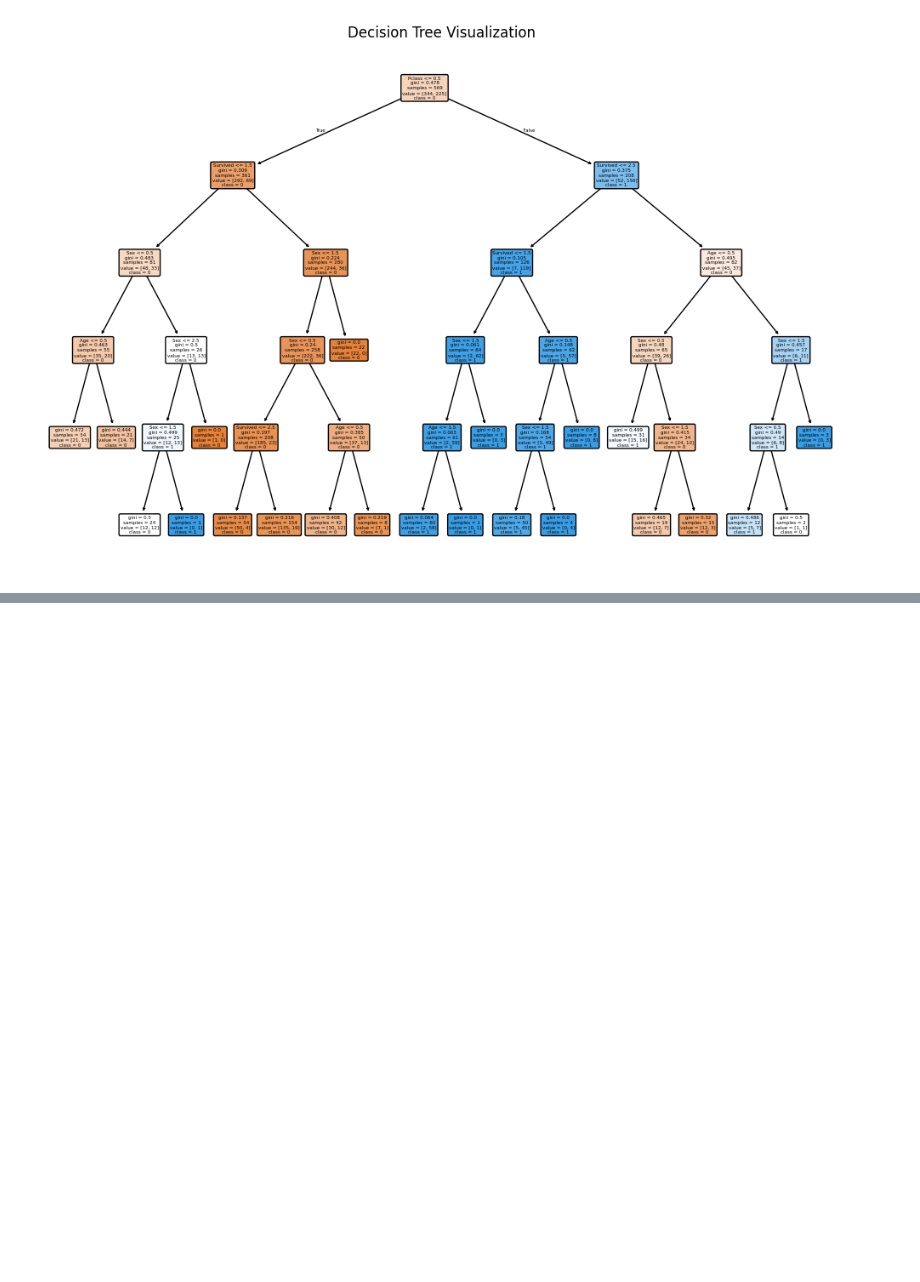
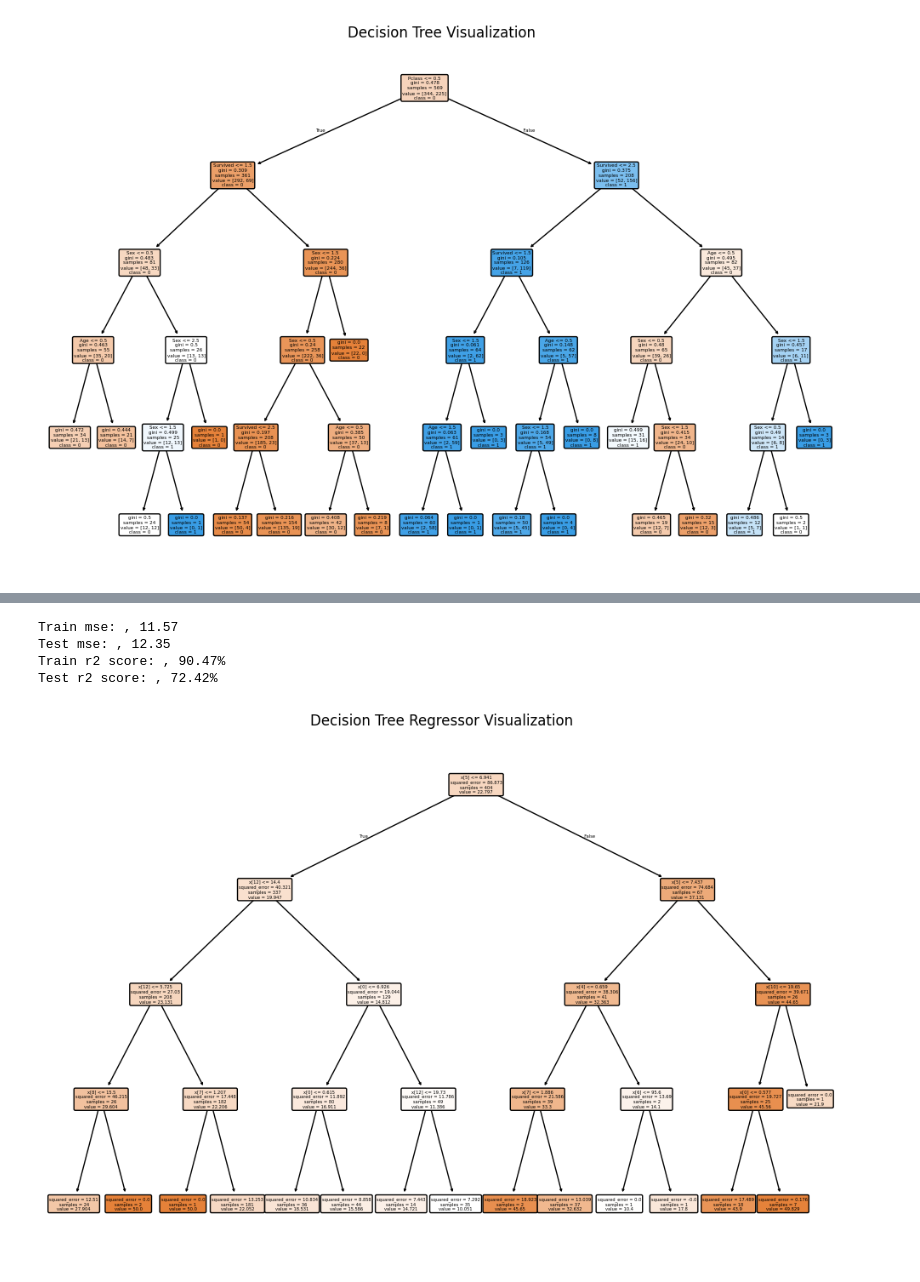
Before and after one commit to Sameena-sam/ML-on-diff-Datasets, a Jupyter notebook: notebooks/decision_tree.ipynb, the cells around one changed output, grey strips where cells are left out. Drawn from its saved outputs; the diff is of its cells as text; code cells hidden in the pictures; blank space fills up the shorter version.

Commit message:
tried decision tree on regression problem

```diff
--- a/notebooks/decision_tree.ipynb
+++ b/notebooks/decision_tree.ipynb
@@ -302,0 +279,38 @@ Test R² Score: 79.6 %
+# %%
+import pandas as pd
+from sklearn.model_selection import train_test_split
+from sklearn.metrics import mean_squared_error, r2_score
+from sklearn.tree import DecisionTreeRegressor, plot_tree
+import matplotlib.pyplot as plt
+
+df = pd.read_csv("../data/HousingData.csv")
+X = df.iloc[: , :-1].values
+y = df.iloc[:, -1].values
+
+X_train, X_test, y_train, y_test = train_test_split(X, y, test_size=0.2, random_state=42)
+
+model = DecisionTreeRegressor(max_depth=4, random_state=42)
+model.fit(X_train, y_train)
+
+train_mse = mean_squared_error(y_train, model.predict(X_train))
+test_mse = mean_squared_error(y_test, model.predict(X_test))
+train_r2 = r2_score(y_train, model.predict(X_train))
+test_r2 = r2_score(y_test, model.predict(X_test))
+
+print(f"Train mse: , {train_mse:.2f}")
+print(f"Test mse: , {test_mse:.2f}")
+print(f"Train r2 score: , {train_acc * 100:.2f}% ")
+print(f"Test r2 score: , {test_acc * 100:.2f}% ")
+
+plt.figure(figsize=(12, 8))
+plot_tree(model,
+          filled=True,
+          rounded=True)
+plt.title("Decision Tree Regressor Visualization")
+plt.show()
+# %% [output]
+Train mse: , 11.57
+Test mse: , 12.35
+Train r2 score: , 90.47%
+Test r2 score: , 72.42%
+[figure, added]
```
Also changed, not shown: parts of 3 cells of this notebook.
